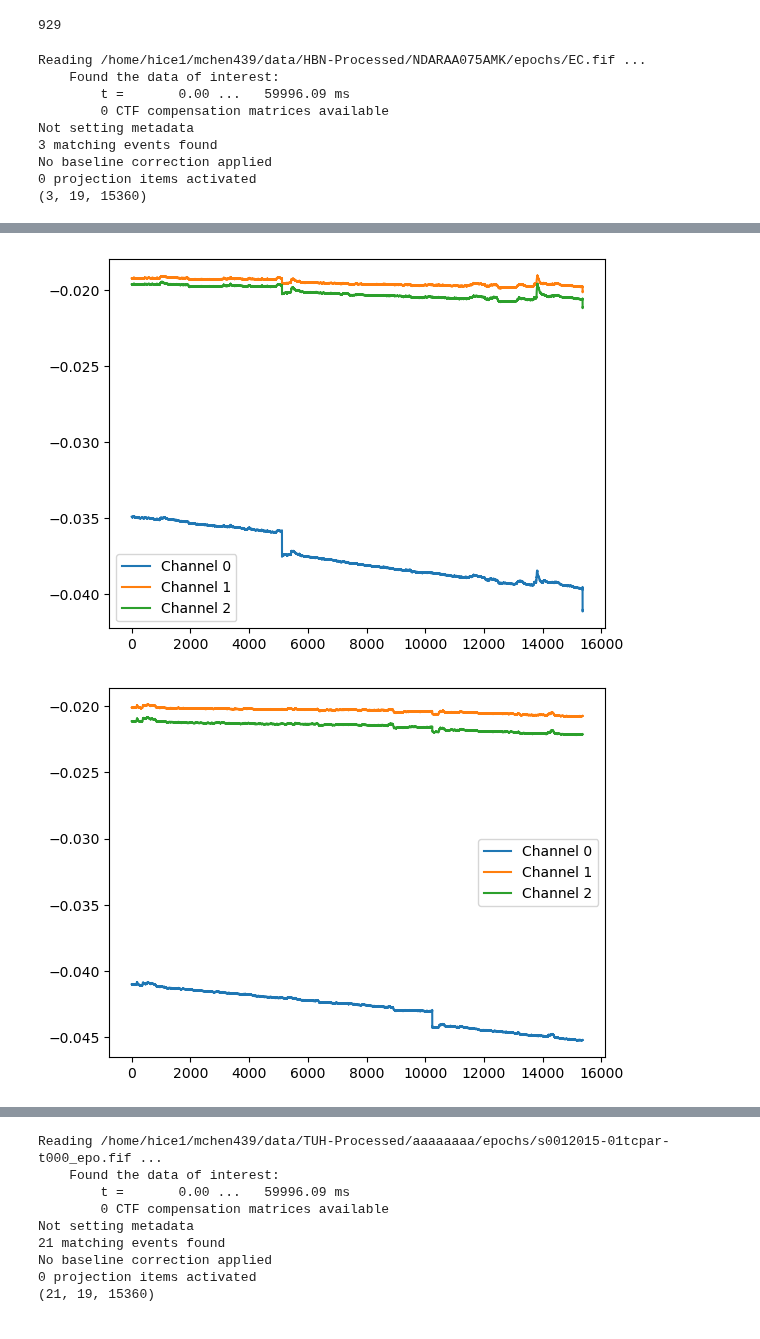
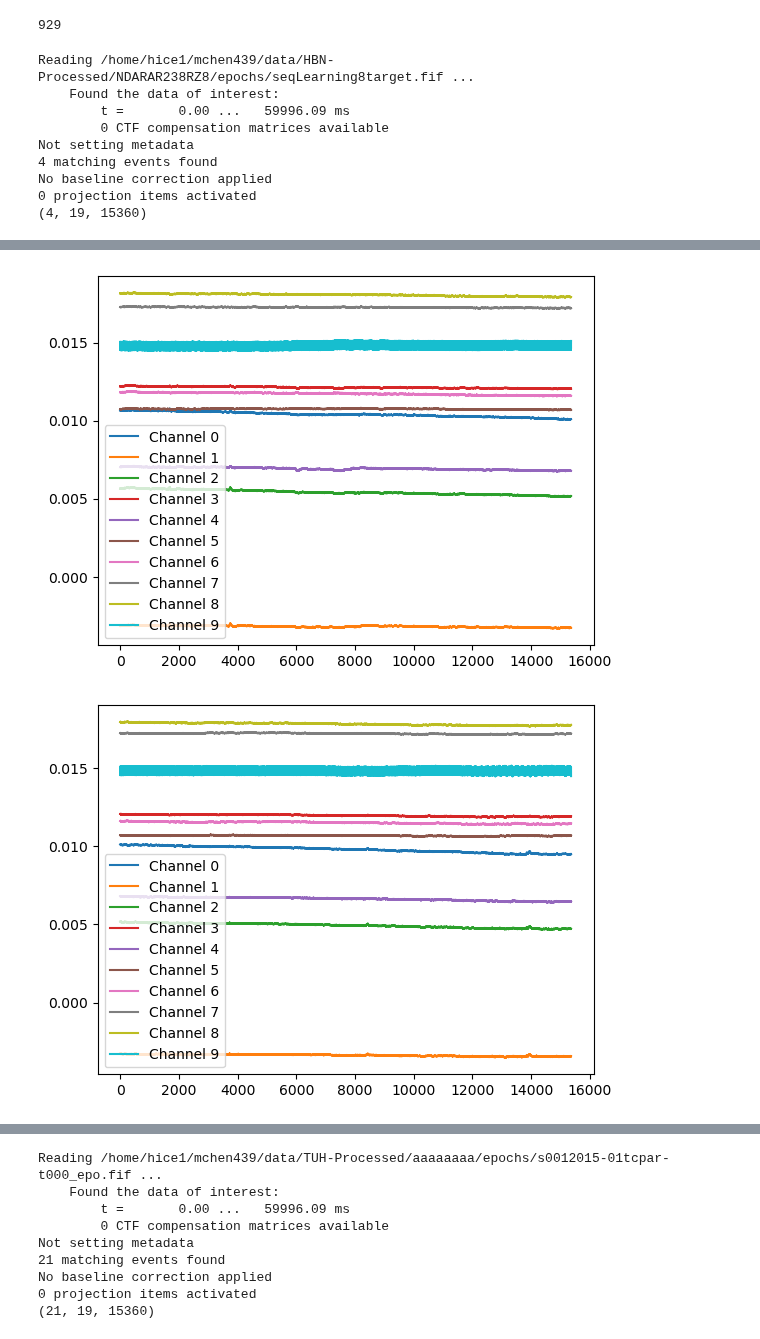
Before and after one commit to MatthewChen37/EEG-Foundation-Model, a Jupyter notebook: playground.ipynb, the cells around one changed output, grey strips where cells are left out. Cells and saved outputs as stored; diff of their text form; code cells hidden in the pictures.

```diff
--- a/playground.ipynb
+++ b/playground.ipynb
@@ -1498,25 +1498,25 @@ Subjects length:  14987
 # %%
 import mne
 # %%
-ec = mne.read_epochs("/home/hice1/mchen439/data/HBN-Processed/NDARAA075AMK/epochs/EC.fif")
+ec = mne.read_epochs("/home/hice1/mchen439/data/HBN-Processed/NDARAR238RZ8/epochs/seqLearning8target.fif")
 data = ec.get_data()
 print(data.shape)
 # %% [output]
-Reading /home/hice1/mchen439/data/HBN-Processed/NDARAA075AMK/epochs/EC.fif ...
+Reading /home/hice1/mchen439/data/HBN-Processed/NDARAR238RZ8/epochs/seqLearning8target.fif ...
     Found the data of interest:
         t =       0.00 ...   59996.09 ms
         0 CTF compensation matrices available
 Not setting metadata
-3 matching events found
+4 matching events found
 No baseline correction applied
 0 projection items activated
-(3, 19, 15360)
+(4, 19, 15360)
 # %%
 import matplotlib.pyplot as plt
 import numpy as np
 # %%
 for j in range(data.shape[0]):
-	for i in range(3):
+	for i in range(10):
 		plt.plot(data[j, i, :], label=f"Channel {i}")
 	plt.legend()
 	plt.show()
@@ -1525,2 +1525,2 @@ for j in range(data.shape[0]):
-[figure, old version]
+[figure, new version]
-[figure, old version]
+[figure, new version]
```
Also changed, not shown: parts of 21 cells of this notebook, 12 other files.
